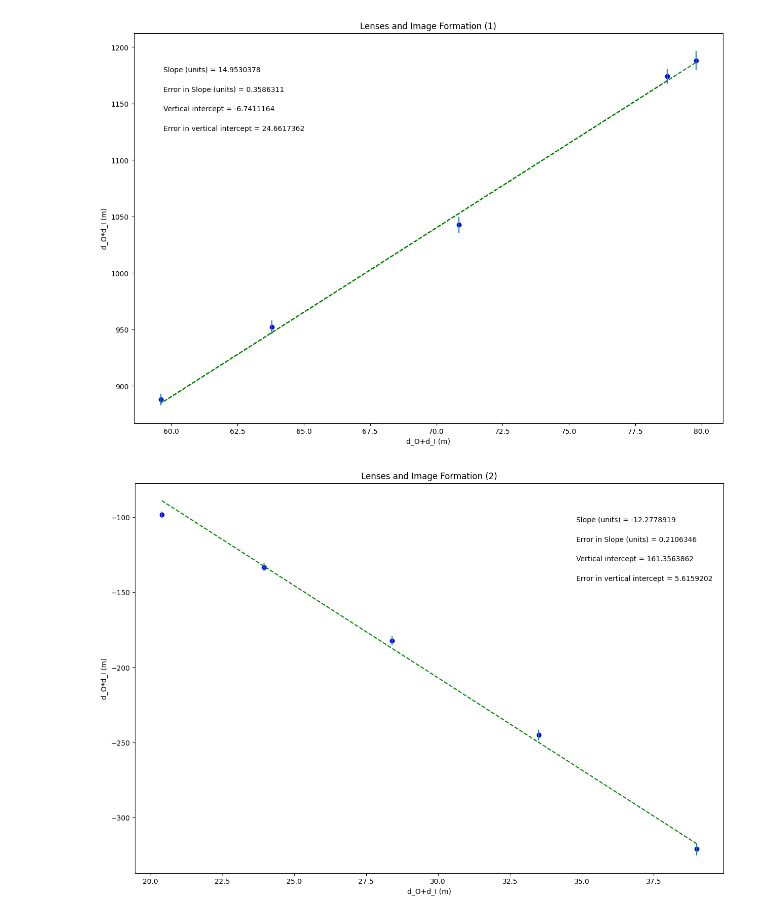
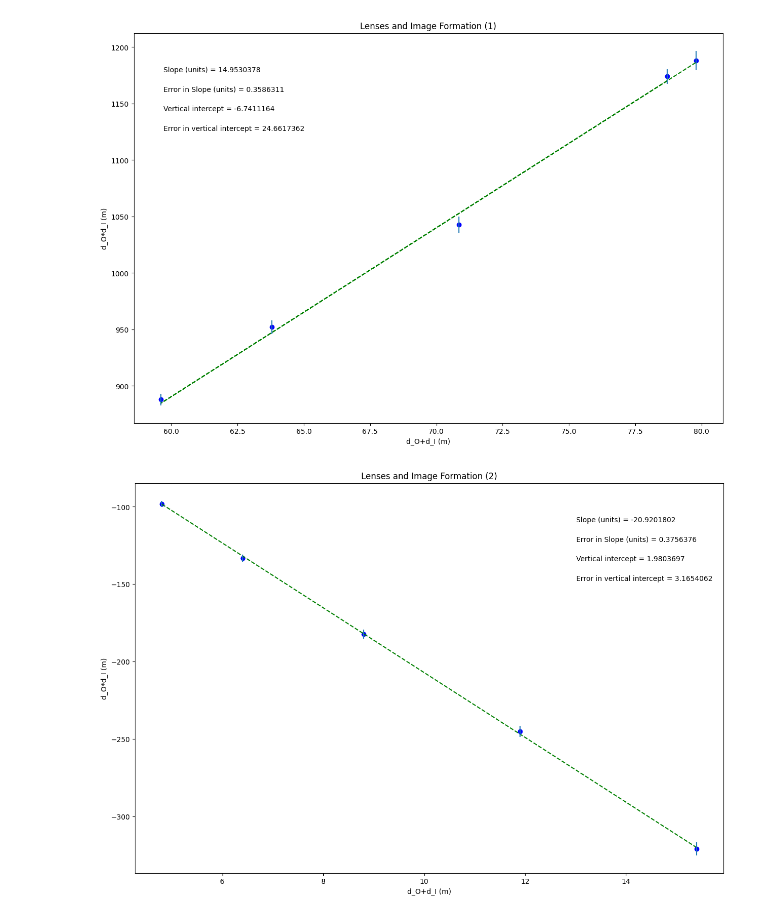
Before and after one commit to fauthmeyer-ui/PHYS-218, a Jupyter notebook: Lenses_and_Image_Formation.ipynb, the cells around one changed output. Cells and saved outputs as stored; diff of their text form; code cells hidden in the pictures.

```diff
--- a/Lenses_and_Image_Formation.ipynb
+++ b/Lenses_and_Image_Formation.ipynb
@@ -139,11 +139,11 @@ import matplotlib.pyplot as plt
 #variable names should start with a letter and must contain only letters, numbers, and underscores
 
 
-d_O_plus_d_I = np.array([39,	33.5,	28.4,	23.95,	20.4])
+d_O_plus_d_I = np.array([15.40,	11.90,	8.80,	6.4,	4.80])
 
-d_O_times_d_I = np.array([-320.96,-245.16,-182.28,-133.32,-98.288])
+d_O_times_d_I = np.array([-320.96,	-245.16,	-182.28,	-133.32,	-98.28])
 
-err_d_O_times_d_I = np.array([4.193041855,3.555080871,2.973213749,2.477750996,2.095709904])
+err_d_O_times_d_I = np.array([-4.19,	-3.56,	-2.97,	-2.48,	-2.10])
 
 
 
@@ -152,7 +152,7 @@ err_d_O_times_d_I = np.array([4.193041855,3.555080871,2.973213749,2.477750996,2.
 
 x = d_O_plus_d_I            #this should be the array you want to plot on the x axis
 y = d_O_times_d_I             #this should be the array you want to plot on the y axis
-dy = err_d_O_times_d_I        #this should be your error in y array
+dy = np.abs(err_d_O_times_d_I)        #this should be your error in y array
 
 
 #UPDATE EACH OF THESE 4 STRINGS FOR YOUR PLOT LABELS AS YOU WANT THEM TO APPEAR
@@ -212,31 +212,31 @@ elif annotation_placement==3 or annotation_placement==4:
 #Don't need to change anything in this section!
 
 #Plot data on graph. Plot error bars and place values for slope,
 #error in slope, and vertical intercept (plus error) on the plot using "annotate"
 
 plt.figure(figsize=(15,10))
 
 plt.plot(x, fit, color='green', linestyle='--')
 plt.scatter(x, y, color='blue', marker='o')
 
 plt.xlabel(x_label)
 plt.ylabel(y_label)
 plt.title(plot_title)
 
 plt.errorbar(x, y, yerr=dy, xerr=None, fmt="none") #don't need to plot x error bars
 
 plt.annotate('Slope ({}) = {value:.{digits}f}'.format(slope_units,value=m, digits=7),
              (xpos, ypos[0]), xycoords='axes fraction')
 
 plt.annotate('Error in Slope ({}) = {value:.{digits}f}'.format(slope_units,value=dm, digits=7),
              (xpos, ypos[1]), xycoords='axes fraction')
 
 plt.annotate('Vertical intercept = {value:.{digits}f}'.format(value=b, digits=7),
              (xpos, ypos[2]), xycoords='axes fraction')
 
 plt.annotate('Error in vertical intercept = {value:.{digits}f}'.format(value=db, digits=7),
              (xpos, ypos[3]), xycoords='axes fraction')
 
 plt.show()
 # %% [output]
-[figure, old version]
+[figure, new version]
```
